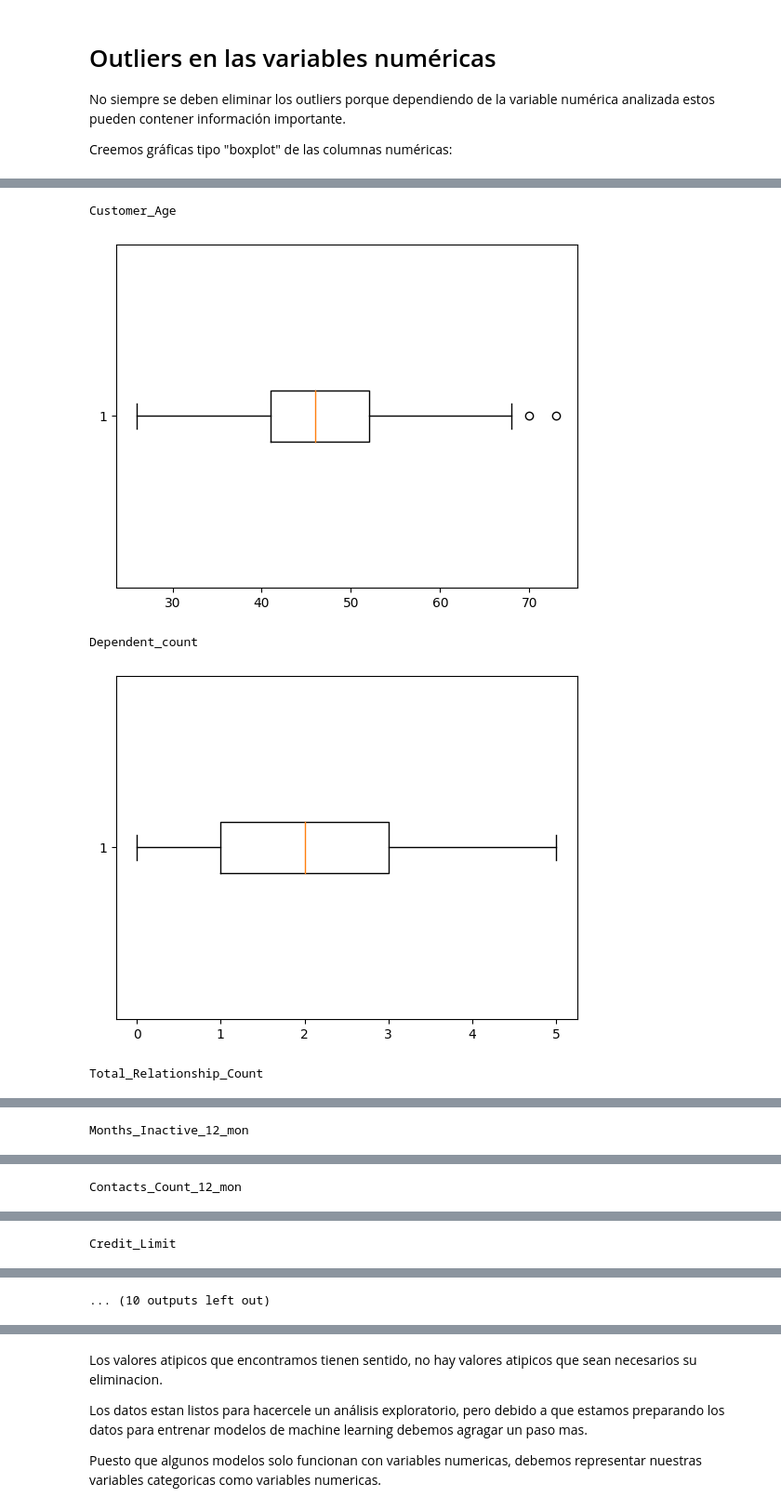
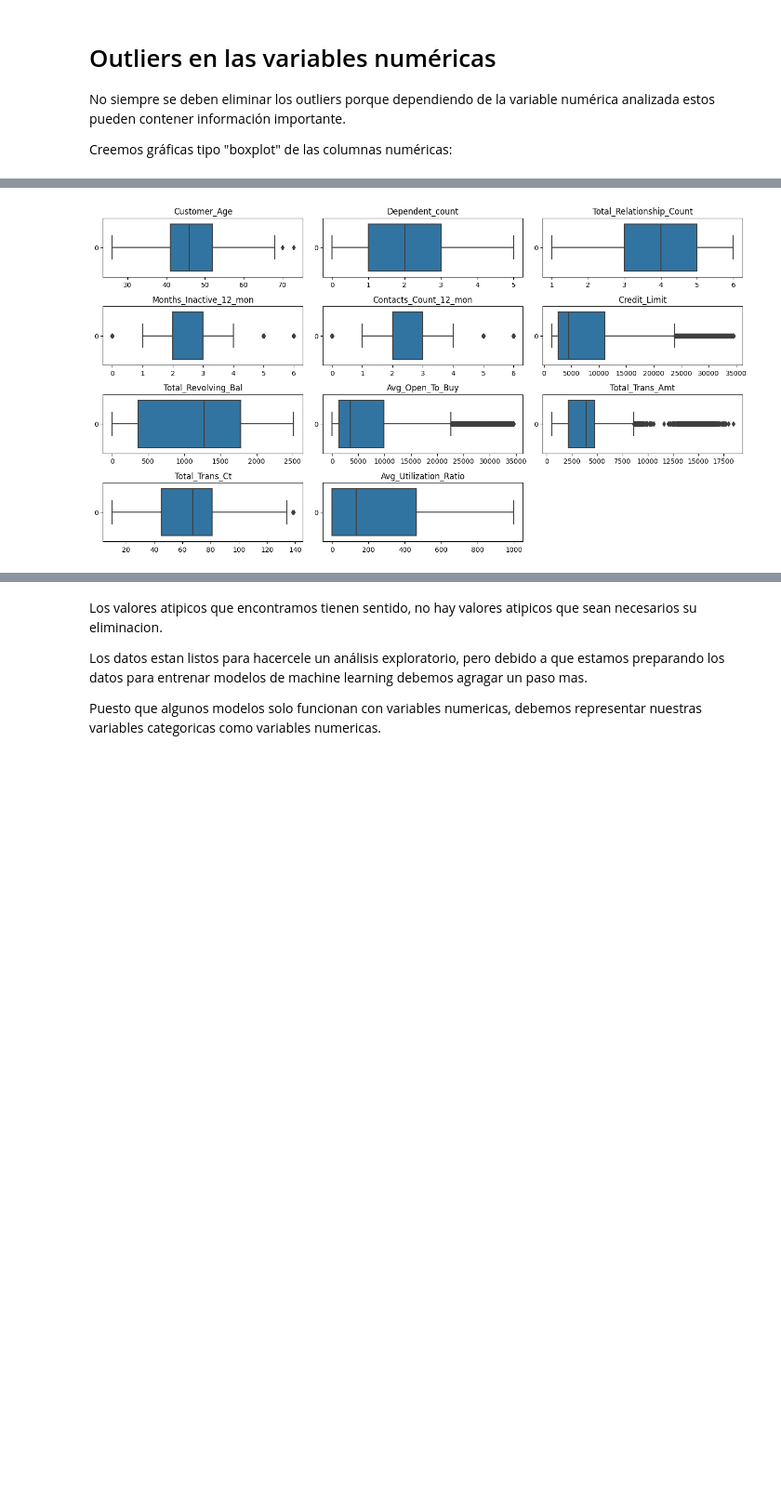
Before and after one commit to ivanpalenciab/Prediccion_comportamiento_cliente, a Jupyter notebook: Data_preparation.ipynb, the cells around one changed output, grey strips where cells are left out. Shown at 93% size. Saved outputs shown, nothing was run; the diff lists cells and outputs as text; code cells hidden in the pictures; blank space fills up the shorter version.

```diff
--- a/Data_preparation.ipynb
+++ b/Data_preparation.ipynb
@@ -99,4 +101,4 @@ Si tenemos la duda de si alguna columna puede ser relevante o no lo mejor es dej
 
 En este caso la columna "Months_on_book" se considera no relevante para el estudio y debemos verificar que no haya columnas categóricas con un sólo nivel, o columnas numéricas con un sólo valor:
 # %%
-df.drop("Months_on_book",axis=1,inplace=True)
+df.drop(["Months_on_book","CLIENTNUM"],axis=1,inplace=True)
@@ -225,17 +248,17 @@ memory usage: 1.5+ MB
 # %%
-variables_numericas = ["Customer_Age","Dependent_count","Total_Relationship_Count","Months_Inactive_12_mon","Contacts_Count_12_mon","Credit_Limit",
+variables_continuas = ["Customer_Age","Dependent_count","Total_Relationship_Count","Months_Inactive_12_mon","Contacts_Count_12_mon","Credit_Limit",
                        "Total_Revolving_Bal","Avg_Open_To_Buy","Total_Trans_Amt","Total_Trans_Ct","Avg_Utilization_Ratio"]
 
+plt.figure(1 , figsize = (17 , 11))
+n = 0
 
-
-for i, col in enumerate(variables_numericas):
-  print(variables_numericas[i])
-  fig, ax = plt.subplots()
-  ax.boxplot(cleaned_data[variables_numericas[i]],vert=False)
-  plt.show()
+for i, col in enumerate(variables_continuas):
+  n += 1
+  plt.subplot( 5, 3 , n)
+  #fig= plt.subplots( figsize=(8,1))
+  #plt.subplot()
+  plt.subplots_adjust(hspace =0.5 , wspace = 0.1)
+  ax=  sns.boxplot(cleaned_data[variables_continuas[i]], orient='h')
+  plt.title(variables_continuas[i])
 # %% [output]
-Customer_Age
-[figure, old version]
+[figure, new version]
-Dependent_count
-[figure, removed]
-Total_Relationship_Count
@@ -243 +264,0 @@ Total_Relationship_Count
-Months_Inactive_12_mon
@@ -245 +264,0 @@ Months_Inactive_12_mon
-Contacts_Count_12_mon
@@ -247 +264,0 @@ Contacts_Count_12_mon
-Credit_Limit
@@ -249 +264,0 @@ Credit_Limit
-... (10 outputs left out)
```
Also changed, not shown: parts of 20 cells of this notebook, 1 other file.
